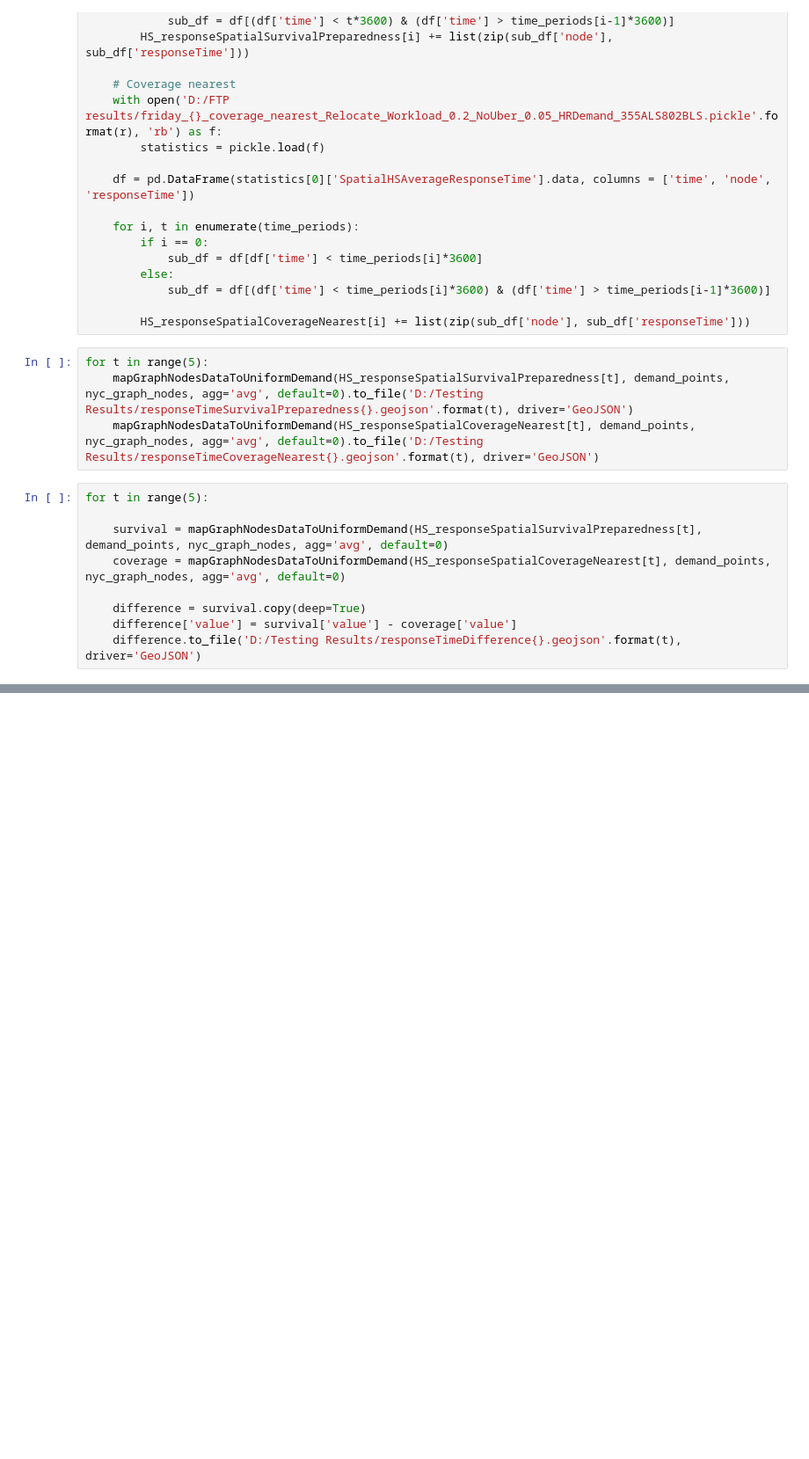
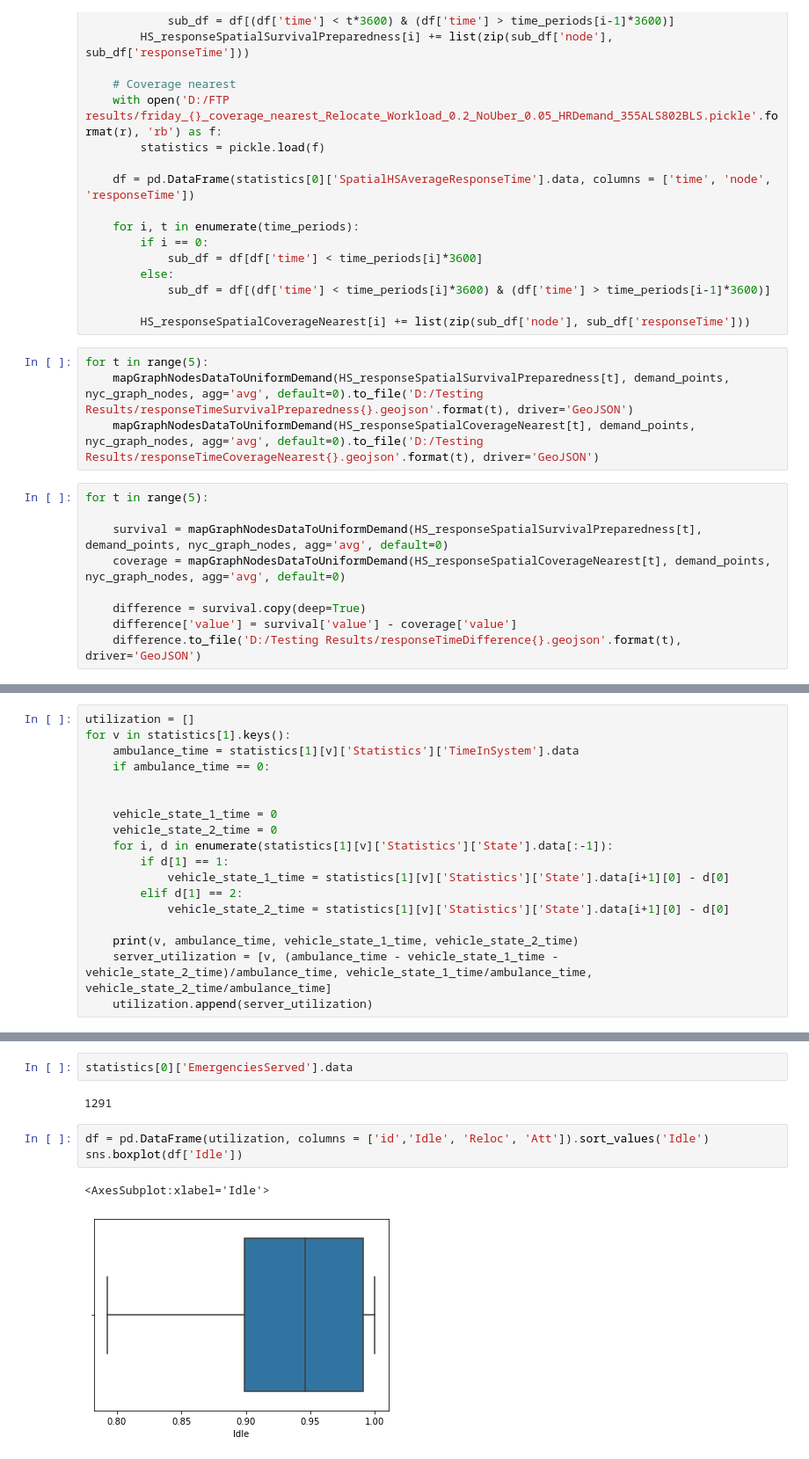
Before and after one commit to yamilbknsu/ems-ny-data, a Jupyter notebook: StatisticsDisplay2.ipynb, the cells around one changed output, grey strips where cells are left out. Shown at 88% size. Saved outputs shown, nothing was run; the diff lists cells and outputs as text; blank space fills up the shorter version.

```diff
--- a/StatisticsDisplay2.ipynb
+++ b/StatisticsDisplay2.ipynb
@@ -483,0 +493,18 @@ for t in range(5):
+# %%
+utilization = []
+for v in statistics[1].keys():
+    ambulance_time = statistics[1][v]['Statistics']['TimeInSystem'].data
+    if ambulance_time == 0:
+
+
+    vehicle_state_1_time = 0
+    vehicle_state_2_time = 0
+    for i, d in enumerate(statistics[1][v]['Statistics']['State'].data[:-1]):
+        if d[1] == 1:
+            vehicle_state_1_time = statistics[1][v]['Statistics']['State'].data[i+1][0] - d[0]
+        elif d[1] == 2:
+            vehicle_state_2_time = statistics[1][v]['Statistics']['State'].data[i+1][0] - d[0]
+
+    print(v, ambulance_time, vehicle_state_1_time, vehicle_state_2_time)
+    server_utilization = [v, (ambulance_time - vehicle_state_1_time - vehicle_state_2_time)/ambulance_time, vehicle_state_1_time/ambulance_time, vehicle_state_2_time/ambulance_time]
+    utilization.append(server_utilization)
@@ -483,0 +530,10 @@ for t in range(5):
+# %%
+statistics[0]['EmergenciesServed'].data
+# %% [output]
+1291
+# %%
+df = pd.DataFrame(utilization, columns = ['id','Idle', 'Reloc', 'Att']).sort_values('Idle')
+sns.boxplot(df['Idle'])
+# %% [output]
+<AxesSubplot:xlabel='Idle'>
+[figure, added]
```
Also changed, not shown: parts of 4 cells of this notebook, 22 other files.
